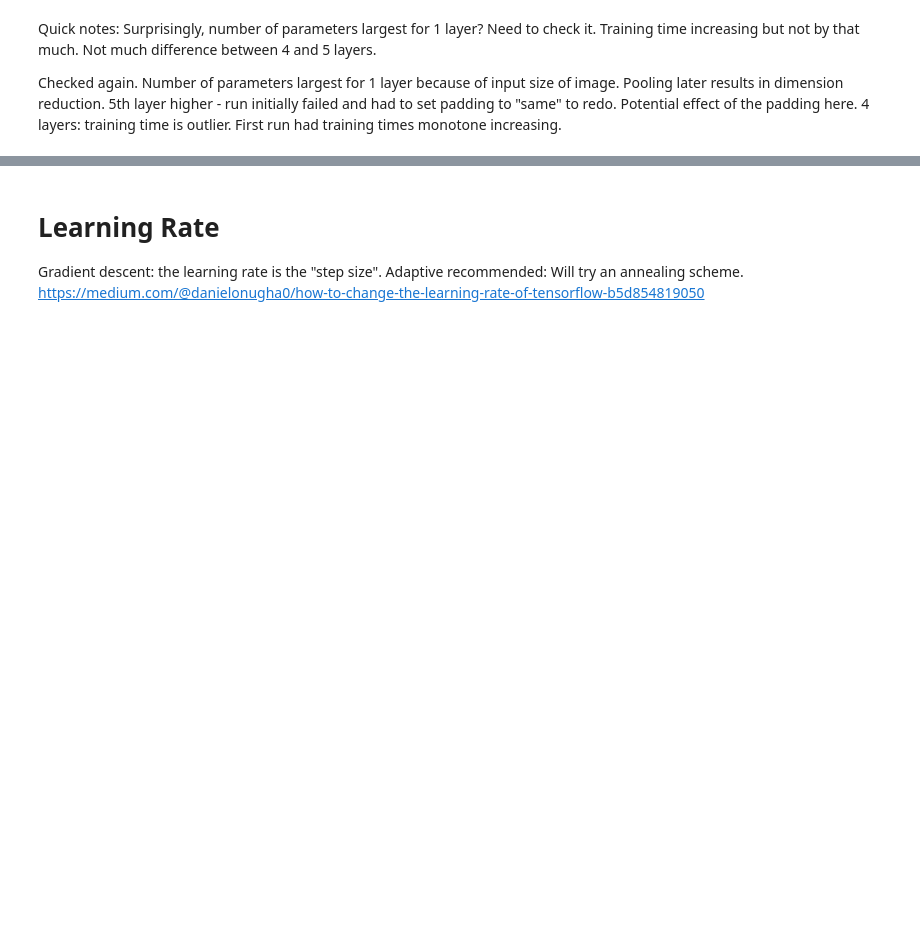
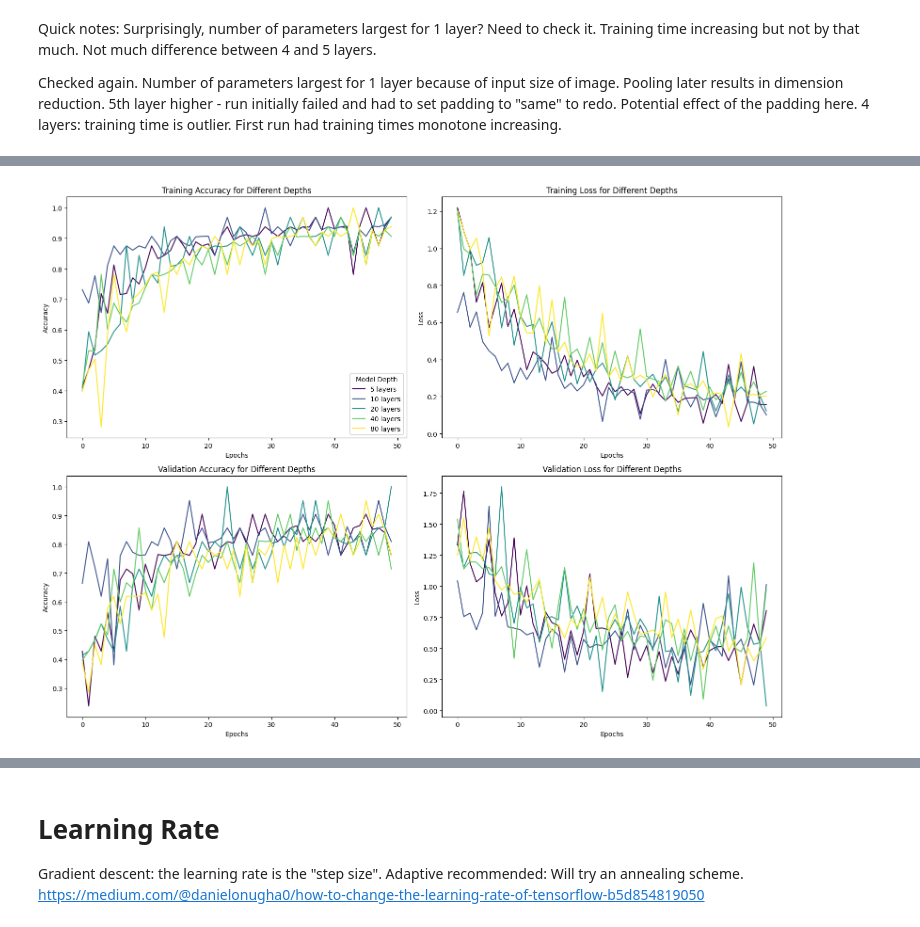
Before and after one commit to shrey1411/dst-group-project-2, a Jupyter notebook: VivekP/04-ReLUInvestigation.ipynb, the cells around one changed output, grey strips where cells are left out. Saved outputs shown, nothing was run; the diff lists cells and outputs as text; code cells hidden in the pictures; blank space fills up the shorter version.

Commit message:
Saving deeper depth investigations

```diff
--- a/VivekP/04-ReLUInvestigation.ipynb
+++ b/VivekP/04-ReLUInvestigation.ipynb
@@ -745,0 +867,87 @@ Checked again. Number of parameters largest for 1 layer because of input size of
+# %%
+import os
+import json
+import numpy as np
+import matplotlib.pyplot as plt
+
+# Directory where history files are saved
+save_dir = 'model_saves'
+
+# Lists for storing metrics
+training_times = []
+depth_accuracy_data = []
+
+# Depths to analyze (5, 10, 20, 40, 80 conv layers)
+depths = [5, 10, 20, 40, 80]
+
+# Load history for each depth (ignore model loading)
+for num_conv_layers in depths:
+    history_path = os.path.join(save_dir, f"history_depth_{num_conv_layers}.json")
+
+    if os.path.exists(history_path):
+        # Load history data
+        with open(history_path, 'r') as f:
+            history_data = json.load(f)
+            depth_accuracy_data.append({
+                'depth': num_conv_layers,
+                'train_accuracy': history_data['accuracy'],
+                'train_loss': history_data['loss'],
+                'val_accuracy': history_data['val_accuracy'],
+                'val_loss': history_data['val_loss']
+            })
+            training_times.append(history_data['training_time'])
+    else:
+        print(f"No history found for depth {num_conv_layers}.")
+
+# Colors for different depths using the viridis colormap
+from matplotlib.cm import viridis
+colors = viridis(np.linspace(0, 1, len(depth_accuracy_data)))
+
+# Create subplots for accuracy and loss
+fig, axs = plt.subplots(2, 2, figsize=(16, 12))
+
+# Plot Training Accuracy
+for i, data in enumerate(depth_accuracy_data):
+    axs[0, 0].plot(data['train_accuracy'], color=colors[i], label=f'{data["depth"]} layers')
+axs[0, 0].set_title('Training Accuracy for Different Depths')
+axs[0, 0].set_xlabel('Epochs')
+axs[0, 0].set_ylabel('Accuracy')
+axs[0, 0].legend(title='Model Depth')
+
+# Plot Training Loss
+for i, data in enumerate(depth_accuracy_data):
+    axs[0, 1].plot(data['train_loss'], color=colors[i], label=f'{data["depth"]} layers')
+axs[0, 1].set_title('Training Loss for Different Depths')
+axs[0, 1].set_xlabel('Epochs')
+axs[0, 1].set_ylabel('Loss')
+
+# Plot Validation Accuracy
+for i, data in enumerate(depth_accuracy_data):
+    axs[1, 0].plot(data['val_accuracy'], color=colors[i], label=f'{data["depth"]} layers')
+axs[1, 0].set_title('Validation Accuracy for Different Depths')
+axs[1, 0].set_xlabel('Epochs')
+axs[1, 0].set_ylabel('Accuracy')
+
+# Plot Validation Loss
+for i, data in enumerate(depth_accuracy_data):
+    axs[1, 1].plot(data['val_loss'], color=colors[i], label=f'{data["depth"]} layers')
+axs[1, 1].set_title('Validation Loss for Different Depths')
+axs[1, 1].set_xlabel('Epochs')
+axs[1, 1].set_ylabel('Loss')
+
+plt.tight_layout()
+plt.show()
+
+# Plot Training Time for Different Depths
+plt.figure(figsize=(8, 5))
+bar_width = 0.6  # Set a smaller bar width for better spacing
+depth_labels = [data['depth'] for data in depth_accuracy_data]
+plt.bar(depth_labels, training_times, color=colors, width=bar_width)
+plt.title('Training Time for Different Depths')
+plt.xlabel('Number of Conv Layers')
+plt.ylabel('Training Time (seconds)')
+plt.xticks(depth_labels)  # Ensure x-axis labels match the bar positions
+plt.margins(x=0.05)  # Reduce extra margins around the bars
+plt.show()
+# %% [output]
+[figure, added]
```
Also changed, not shown: parts of 5 cells of this notebook.
